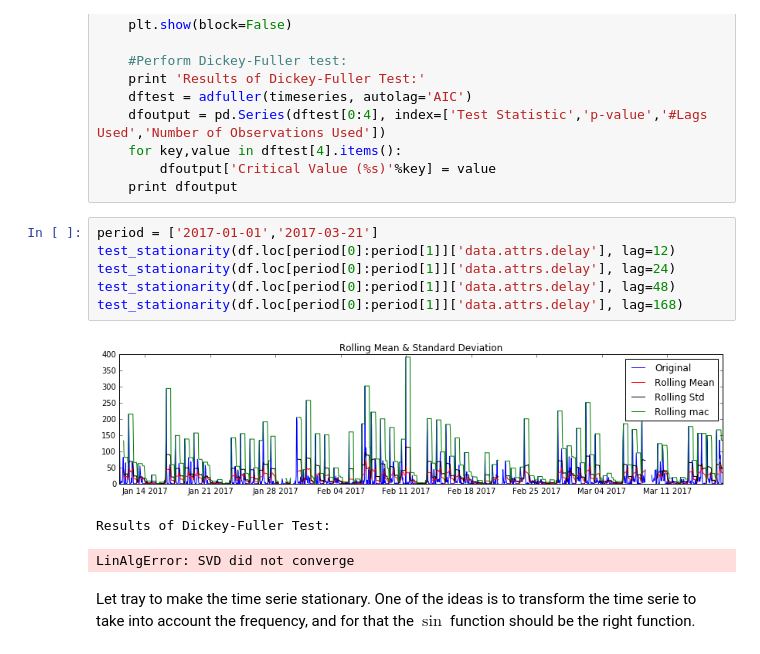
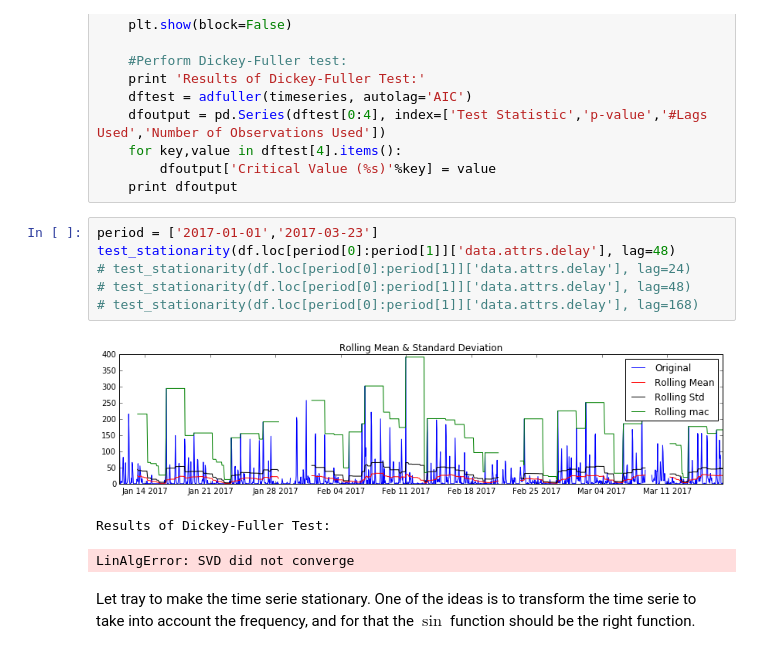
Before and after one commit to yhaddad/KaggleDojo, a Jupyter notebook: time_serie_regression.ipynb, the cells around one changed output. Saved outputs shown, nothing was run; the diff lists cells and outputs as text.

```diff
--- a/time_serie_regression.ipynb
+++ b/time_serie_regression.ipynb
@@ -409,13 +409,13 @@ def test_stationarity(timeseries, lag = 24, center=False):
         dfoutput['Critical Value (%s)'%key] = value
     print dfoutput
 # %%
-period = ['2017-01-01','2017-03-21']
-test_stationarity(df.loc[period[0]:period[1]]['data.attrs.delay'], lag=12)
-test_stationarity(df.loc[period[0]:period[1]]['data.attrs.delay'], lag=24)
+period = ['2017-01-01','2017-03-23']
 test_stationarity(df.loc[period[0]:period[1]]['data.attrs.delay'], lag=48)
-test_stationarity(df.loc[period[0]:period[1]]['data.attrs.delay'], lag=168)
+# test_stationarity(df.loc[period[0]:period[1]]['data.attrs.delay'], lag=24)
+# test_stationarity(df.loc[period[0]:period[1]]['data.attrs.delay'], lag=48)
+# test_stationarity(df.loc[period[0]:period[1]]['data.attrs.delay'], lag=168)
 # %% [output]
-[figure, old version]
+[figure, new version]
 Results of Dickey-Fuller Test:
 LinAlgError: SVD did not converge
 # %% [markdown]
```
Also changed, not shown: 1 other file.
